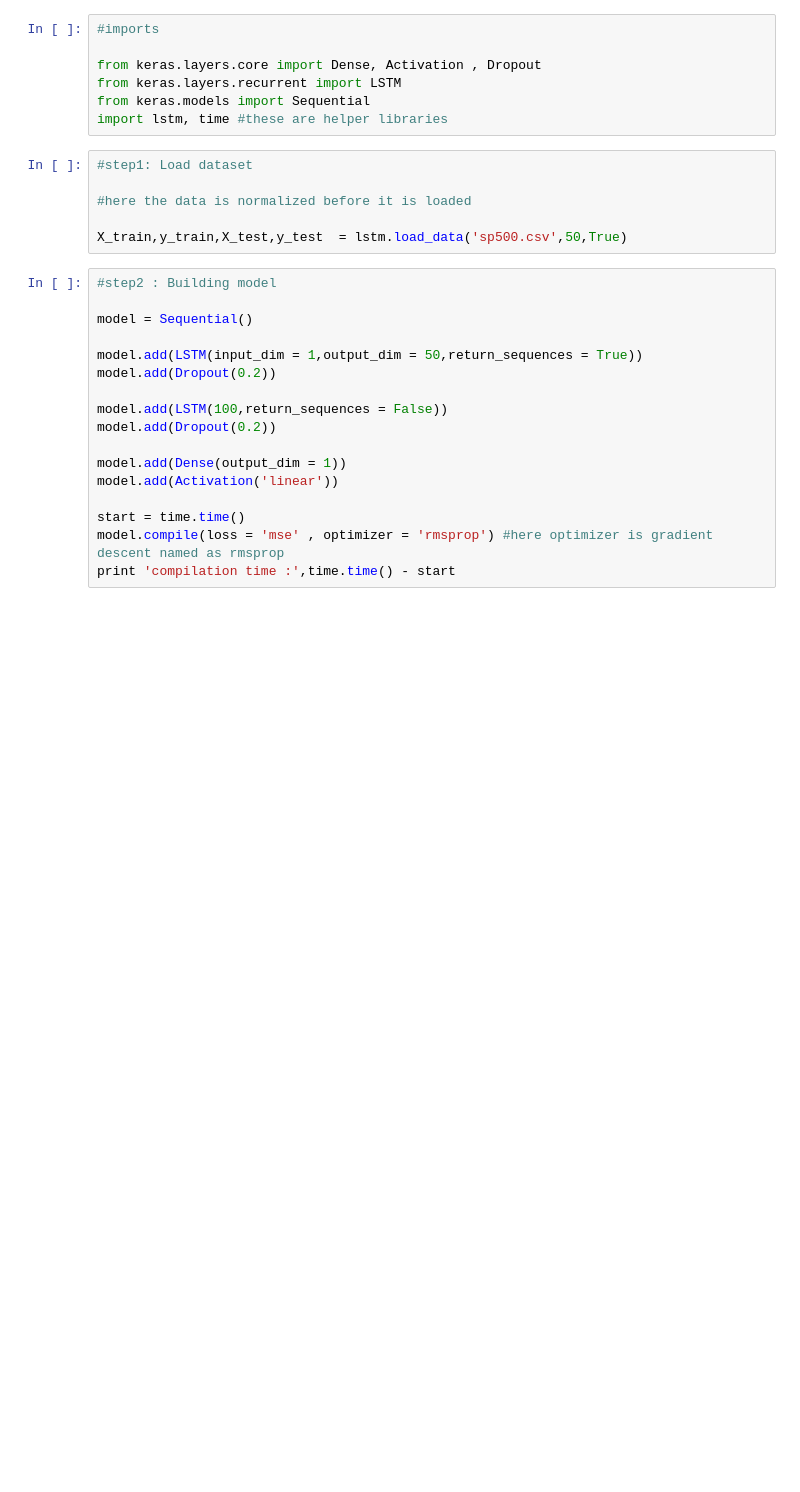
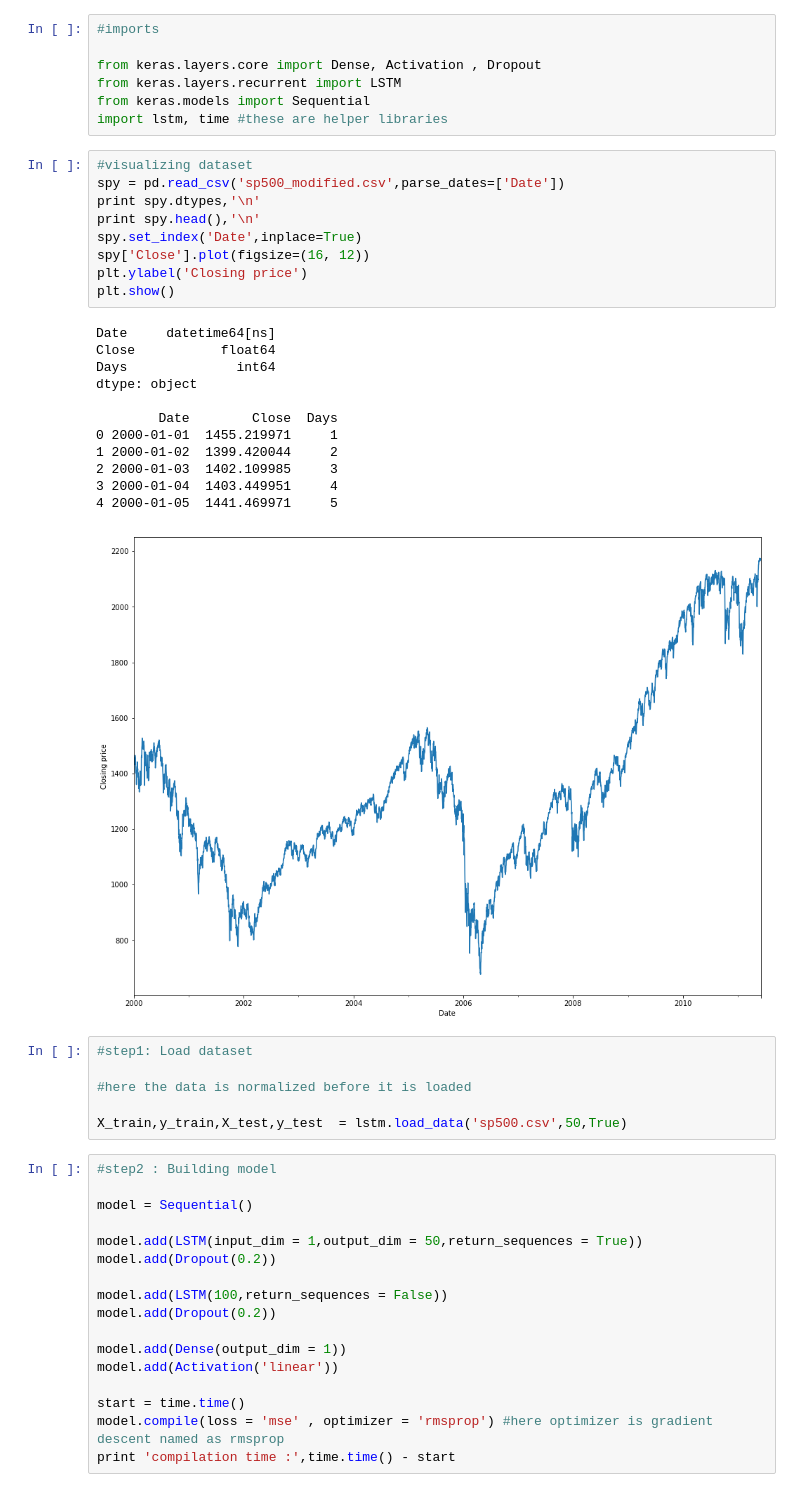
Before and after one commit to satishjasthi/Udacity-MLNDP-Submissions, a Jupyter notebook: CapstoneProject/Stock prediction.ipynb, the cells around one changed output. Cells and saved outputs as stored; diff of their text form; blank space fills up the shorter version.

Commit message:
Updated Stock prediction.ipynb
Add sp500_modified.csv

```diff
--- a/CapstoneProject/Stock prediction.ipynb
+++ b/CapstoneProject/Stock prediction.ipynb
@@ -5,6 +5,28 @@ from keras.layers.core import Dense, Activation , Dropout
 from keras.layers.recurrent import LSTM
 from keras.models import Sequential
 import lstm, time #these are helper libraries
+# %%
+#visualizing dataset
+spy = pd.read_csv('sp500_modified.csv',parse_dates=['Date'])
+print spy.dtypes,'\n'
+print spy.head(),'\n'
+spy.set_index('Date',inplace=True)
+spy['Close'].plot(figsize=(16, 12))
+plt.ylabel('Closing price')
+plt.show()
+# %% [output]
+Date     datetime64[ns]
+Close           float64
+Days              int64
+dtype: object
+
+        Date        Close  Days
+0 2000-01-01  1455.219971     1
+1 2000-01-02  1399.420044     2
+2 2000-01-03  1402.109985     3
+3 2000-01-04  1403.449951     4
+4 2000-01-05  1441.469971     5
+[figure, added]
 # %%
 #step1: Load dataset
 
```
Also changed, not shown: 1 other file.
